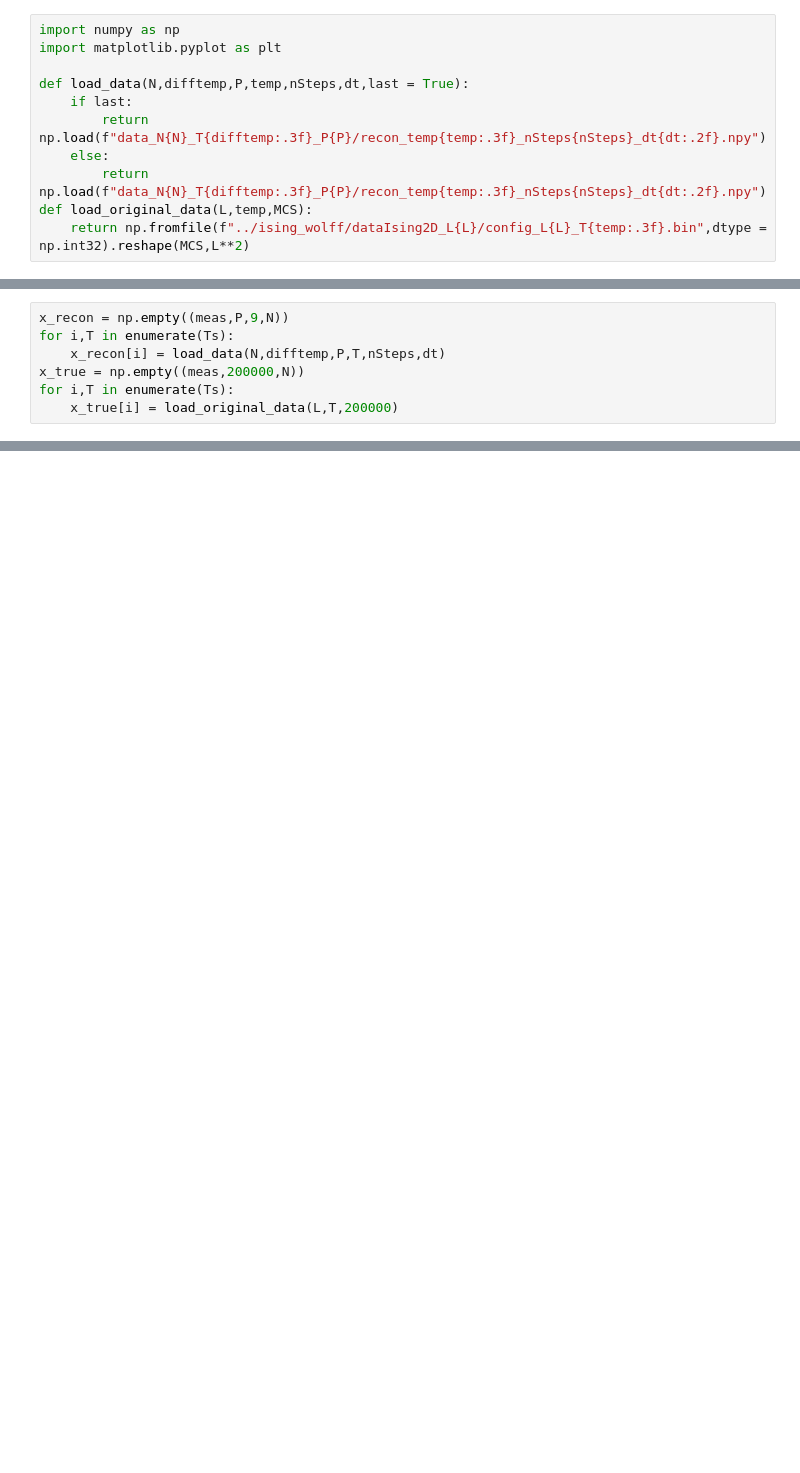
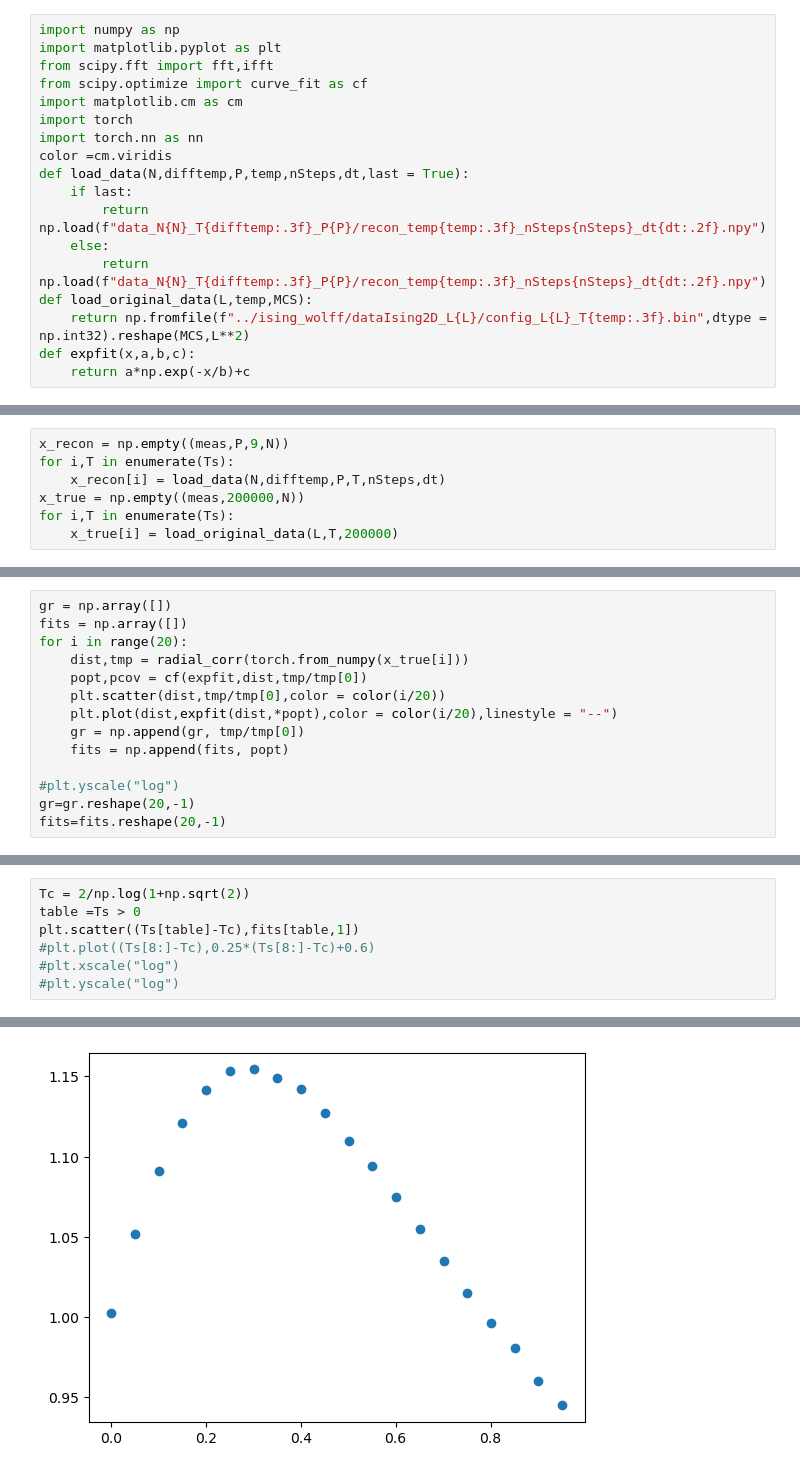
Before and after one commit to bsfn-0323/diffusion, a Jupyter notebook: gaussDiff_analysis.ipynb, the cells around one changed output, grey strips where cells are left out. Cells and saved outputs as stored; diff of their text form; blank space fills up the shorter version.

```diff
--- a/gaussDiff_analysis.ipynb
+++ b/gaussDiff_analysis.ipynb
@@ -1,7 +1,12 @@
 # %%
 import numpy as np
 import matplotlib.pyplot as plt
-
+from scipy.fft import fft,ifft
+from scipy.optimize import curve_fit as cf
+import matplotlib.cm as cm
+import torch
+import torch.nn as nn
+color =cm.viridis
 def load_data(N,difftemp,P,temp,nSteps,dt,last = True):
     if last:
         return np.load(f"data_N{N}_T{difftemp:.3f}_P{P}/recon_temp{temp:.3f}_nSteps{nSteps}_dt{dt:.2f}.npy")
@@ -9,6 +14,8 @@ def load_data(N,difftemp,P,temp,nSteps,dt,last = True):
         return np.load(f"data_N{N}_T{difftemp:.3f}_P{P}/recon_temp{temp:.3f}_nSteps{nSteps}_dt{dt:.2f}.npy")
 def load_original_data(L,temp,MCS):
     return np.fromfile(f"../ising_wolff/dataIsing2D_L{L}/config_L{L}_T{temp:.3f}.bin",dtype = np.int32).reshape(MCS,L**2)
+def expfit(x,a,b,c):
+    return a*np.exp(-x/b)+c
 # %%
 Tmin = 2.27
 Tmax = 3.22
@@ -49,0 +86,14 @@ plt.legend()
+# %%
+gr = np.array([])
+fits = np.array([])
+for i in range(20):
+    dist,tmp = radial_corr(torch.from_numpy(x_true[i]))
+    popt,pcov = cf(expfit,dist,tmp/tmp[0])
+    plt.scatter(dist,tmp/tmp[0],color = color(i/20))
+    plt.plot(dist,expfit(dist,*popt),color = color(i/20),linestyle = "--")
+    gr = np.append(gr, tmp/tmp[0])
+    fits = np.append(fits, popt)
+
+#plt.yscale("log")
+gr=gr.reshape(20,-1)
+fits=fits.reshape(20,-1)
@@ -49,0 +102,8 @@ plt.legend()
+# %%
+Tc = 2/np.log(1+np.sqrt(2))
+table =Ts > 0
+plt.scatter((Ts[table]-Tc),fits[table,1])
+#plt.plot((Ts[8:]-Tc),0.25*(Ts[8:]-Tc)+0.6)
+#plt.xscale("log")
+#plt.yscale("log")
+# %% [output]
@@ -49,0 +111 @@ plt.legend()
+[figure, added]
```
Also changed, not shown: parts of 12 cells of this notebook, 4 other files.
